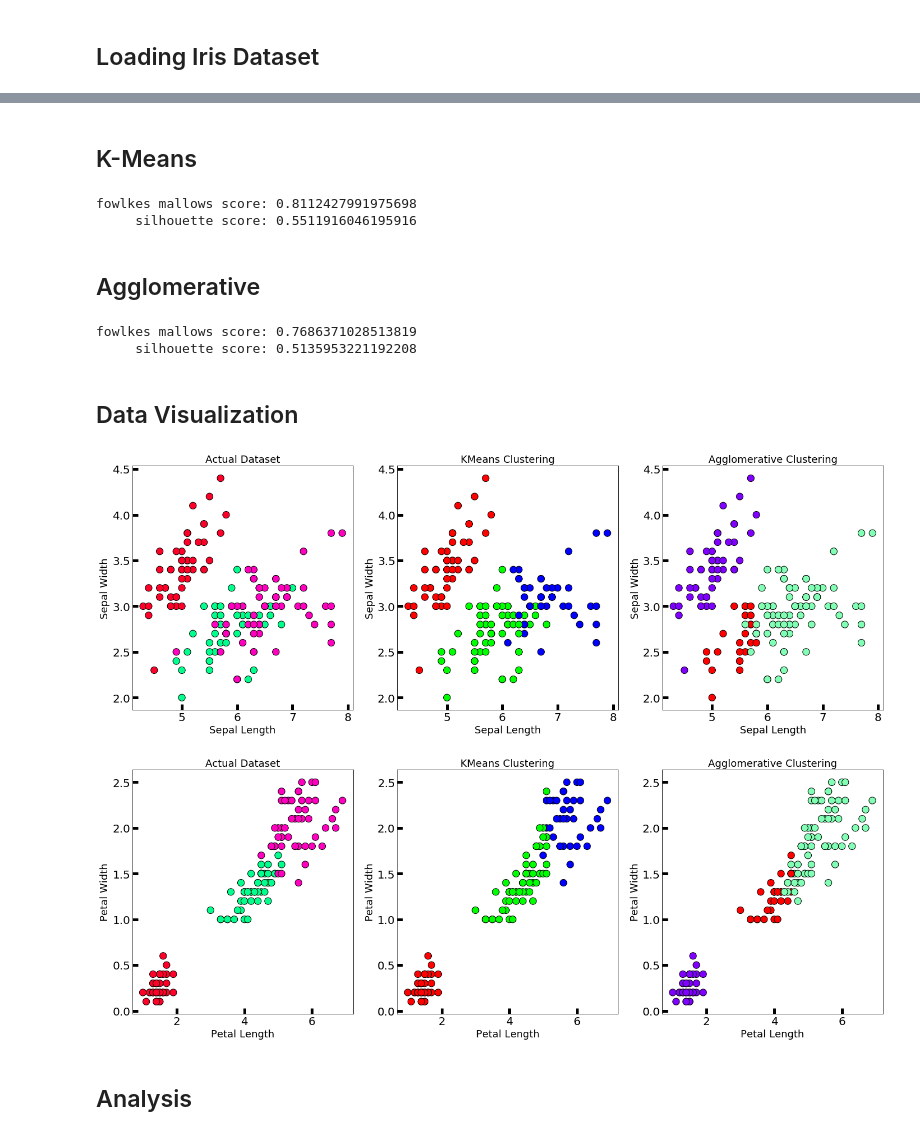
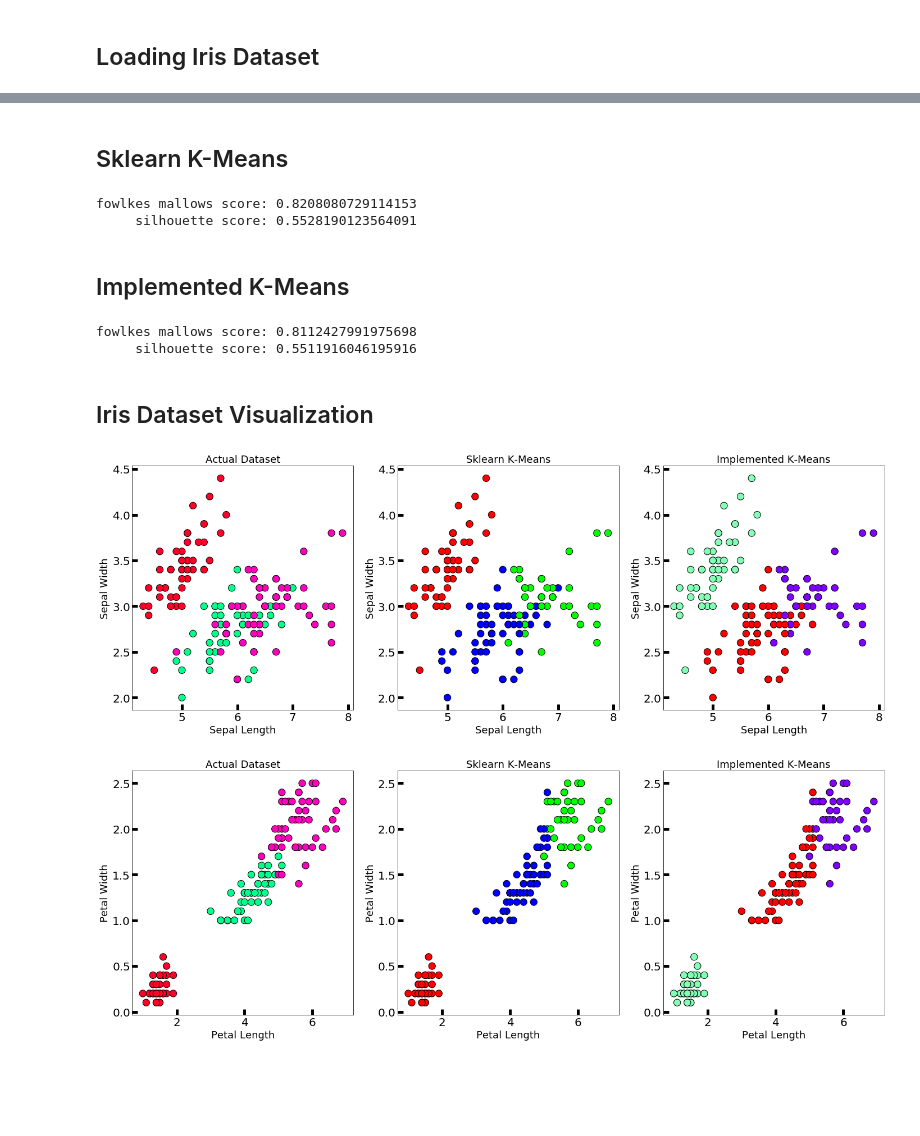
Before and after one commit to vincentbudianto/Clustering, a Jupyter notebook: Tubes2_13517014.ipynb, the cells around one changed output, grey strips where cells are left out. Saved outputs shown, nothing was run; the diff lists cells and outputs as text; code cells hidden in the pictures; blank space fills up the shorter version.

Commit message:
Add K-means data visualisation to main ipynb

```diff
--- a/Tubes2_13517014.ipynb
+++ b/Tubes2_13517014.ipynb
@@ -25,0 +30,6 @@ target = iris.target
+# %%
+clusters = agglomerative(n_clusters=3)
+clusters.fit(data)
+implemented_target = clusters.resultLabels
+print('fowlkes mallows score:', fowlkes_mallows_score(target, implemented_target))
+print('     silhouette score:', silhouette_score(data, implemented_target, metric='euclidean'))
@@ -26,52 +75,52 @@ target = iris.target
 # %% [markdown]
-## K-Means
+## Sklearn K-Means
+# %%
+km = KMeans(n_clusters = 3, n_jobs = 4, random_state=25)
+km.fit(data)
+sklearn_target = km.labels_
+print('fowlkes mallows score:', fowlkes_mallows_score(target, sklearn_target))
+print('     silhouette score:', silhouette_score(data, sklearn_target, metric='euclidean'))
+# %% [output]
+fowlkes mallows score: 0.8208080729114153
+     silhouette score: 0.5528190123564091
+# %% [markdown]
+## Implemented K-Means
 # %%
-kmeans_clusters = kmeans(n_clusters=3)
-kmeans_clusters.fit(data)
-kmeans_target = kmeans_clusters.labels
-print('fowlkes mallows score:', fowlkes_mallows_score(target, kmeans_target))
-print('     silhouette score:', silhouette_score(data, kmeans_target, metric='euclidean'))
+clusters = kmeans(n_clusters=3)
+clusters.fit(data)
+implemented_target = clusters.labels
+print('fowlkes mallows score:', fowlkes_mallows_score(target, implemented_target))
+print('     silhouette score:', silhouette_score(data, implemented_target, metric='euclidean'))
 # %% [output]
 fowlkes mallows score: 0.8112427991975698
      silhouette score: 0.5511916046195916
-# %% [markdown]
-## Agglomerative
-# %%
-agglomerative_clusters = agglomerative(n_clusters=3)
-agglomerative_clusters.fit(data)
-agglomerative_target = agglomerative_clusters.resultLabels
-print('fowlkes mallows score:', fowlkes_mallows_score(target, agglomerative_target))
-print('     silhouette score:', silhouette_score(data, agglomerative_target, metric='euclidean'))
-# %% [output]
-fowlkes mallows score: 0.7686371028513819
-     silhouette score: 0.5135953221192208
 # %% [markdown]
-## Data Visualization
+## Iris Dataset Visualization
 # %%
 fig, axes = plt.subplots(1, 3, figsize=(24,8))
 
 # Actual dataset
 axes[0].scatter(data[:,0], data[:,1], c=target, cmap='gist_rainbow', edgecolor='k', s=150)
 axes[0].set_title('Actual Dataset', fontsize=18)
 axes[0].set_xlabel('Sepal Length', fontsize=18)
 axes[0].set_ylabel('Sepal Width', fontsize=18)
 axes[0].tick_params(direction='in', length=10, width=5, colors='k', labelsize=20)
 
-# Implemented KMeans dataset
-axes[1].scatter(data[:,0], data[:,1], c=kmeans_target, cmap='brg', edgecolor='k', s=150)
-axes[1].set_title('KMeans Clustering', fontsize=18)
+# Sklearn K-Means dataset
+axes[1].scatter(data[:,0], data[:,1], c=sklearn_target, cmap='brg', edgecolor='k', s=150)
+axes[1].set_title('Sklearn K-Means', fontsize=18)
 axes[1].set_xlabel('Sepal Length', fontsize=18)
 axes[1].set_ylabel('Sepal Width', fontsize=18)
 axes[1].tick_params(direction='in', length=10, width=5, colors='k', labelsize=20)
 
-# Implemented Agglomerative dataset
-axes[2].scatter(data[:,0], data[:,1], c=agglomerative_target, cmap='rainbow', edgecolor='k', s=150)
-axes[2].set_title('Agglomerative Clustering', fontsize=18)
+# Implemented K-Means dataset
+axes[2].scatter(data[:,0], data[:,1], c=implemented_target, cmap='rainbow', edgecolor='k', s=150)
+axes[2].set_title('Implemented K-Means', fontsize=18)
 axes[2].set_xlabel('Sepal Length', fontsize=18)
 axes[2].set_ylabel('Sepal Width', fontsize=18)
 axes[2].tick_params(direction='in', length=10, width=5, colors='k', labelsize=20)
 # %% [output]
-[figure, old version]
+[figure, new version]
 # %%
 figPetal, axesPetal = plt.subplots(1, 3, figsize=(24,8))
 
@@ -82,20 +131,18 @@ axesPetal[0].set_xlabel('Petal Length', fontsize=18)
 axesPetal[0].set_ylabel('Petal Width', fontsize=18)
 axesPetal[0].tick_params(direction='in', length=10, width=5, colors='k', labelsize=20)
 
-# Implemented KMeans dataset
-axesPetal[1].scatter(data[:,2], data[:,3], c=kmeans_target, cmap='brg', edgecolor='k', s=150)
-axesPetal[1].set_title('KMeans Clustering', fontsize=18)
+# Sklearn K-Means dataset
+axesPetal[1].scatter(data[:,2], data[:,3], c=sklearn_target, cmap='brg', edgecolor='k', s=150)
+axesPetal[1].set_title('Sklearn K-Means', fontsize=18)
 axesPetal[1].set_xlabel('Petal Length', fontsize=18)
 axesPetal[1].set_ylabel('Petal Width', fontsize=18)
 axesPetal[1].tick_params(direction='in', length=10, width=5, colors='k', labelsize=20)
 
-# Agglomerative dataset
-axesPetal[2].scatter(data[:,2], data[:,3], c=agglomerative_target, cmap='rainbow', edgecolor='k', s=150)
-axesPetal[2].set_title('Agglomerative Clustering', fontsize=18)
+# Implemented K-Means dataset
+axesPetal[2].scatter(data[:,2], data[:,3], c=implemented_target, cmap='rainbow', edgecolor='k', s=150)
+axesPetal[2].set_title('Implemented K-Means', fontsize=18)
 axesPetal[2].set_xlabel('Petal Length', fontsize=18)
 axesPetal[2].set_ylabel('Petal Width', fontsize=18)
 axesPetal[2].tick_params(direction='in', length=10, width=5, colors='k', labelsize=20)
 # %% [output]
-[figure, old version]
+[figure, new version]
-# %% [markdown]
-## Analysis
```
Also changed, not shown: parts of 8 cells of this notebook.
